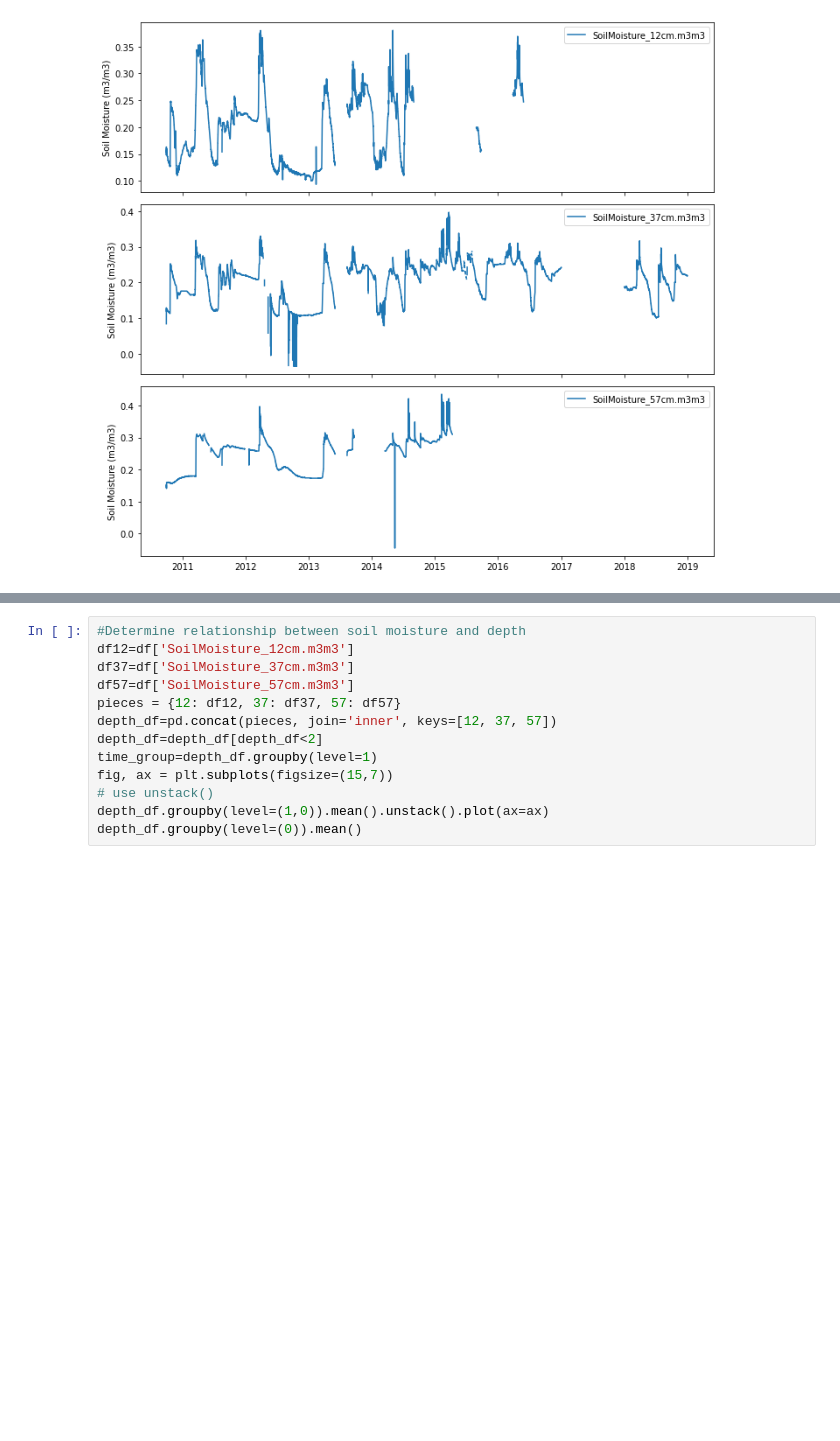
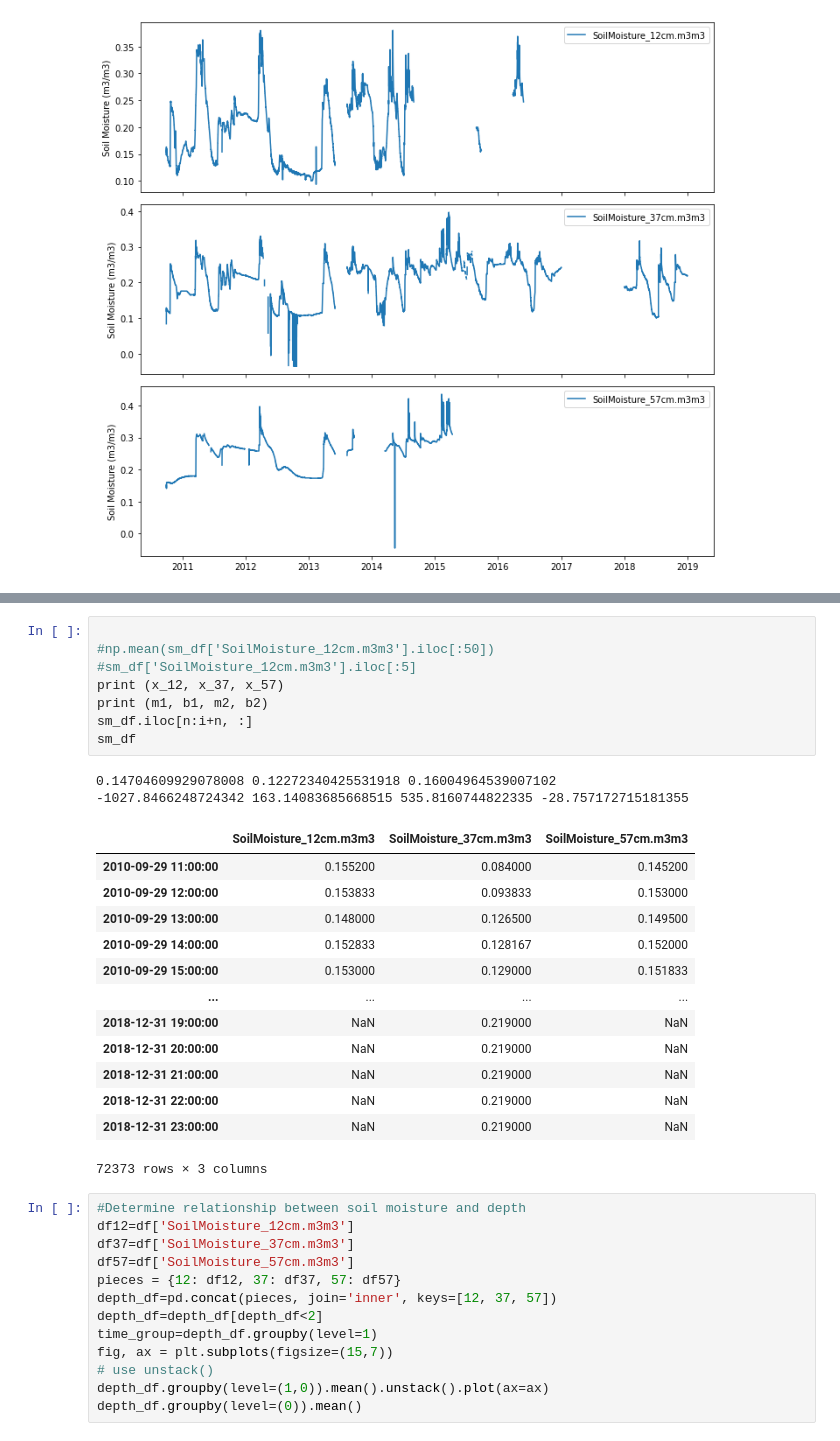
Before and after one commit to mberghouse/CO2-Data, a Jupyter notebook: python_processing/Catalina-Jemez_CZO/MC_Pit1.ipynb, the cells around one changed output, grey strips where cells are left out. Saved outputs shown, nothing was run; the diff lists cells and outputs as text; blank space fills up the shorter version.

```diff
--- a/python_processing/Catalina-Jemez_CZO/MC_Pit1.ipynb
+++ b/python_processing/Catalina-Jemez_CZO/MC_Pit1.ipynb
@@ -166,3 +258,27 @@ ax.set(xlabel='Soil moisture (m$^3$/m$^3$)', ylabel="Depth (cm)", ylim=[60,0])
+# %%
+
+#np.mean(sm_df['SoilMoisture_12cm.m3m3'].iloc[:50])
+#sm_df['SoilMoisture_12cm.m3m3'].iloc[:5]
+print (x_12, x_37, x_57)
+print (m1, b1, m2, b2)
+sm_df.iloc[n:i+n, :]
+sm_df
+# %% [output]
+0.14704609929078008 0.12272340425531918 0.16004964539007102
+-1027.8466248724342 163.14083685668515 535.8160744822335 -28.757172715181355
+|  | SoilMoisture_12cm.m3m3 | SoilMoisture_37cm.m3m3 | SoilMoisture_57cm.m3m3 |
+| 2010-09-29 11:00:00 | 0.155200 | 0.084000 | 0.145200 |
+| 2010-09-29 12:00:00 | 0.153833 | 0.093833 | 0.153000 |
+| 2010-09-29 13:00:00 | 0.148000 | 0.126500 | 0.149500 |
+| 2010-09-29 14:00:00 | 0.152833 | 0.128167 | 0.152000 |
+| 2010-09-29 15:00:00 | 0.153000 | 0.129000 | 0.151833 |
+| ... | ... | ... | ... |
+| 2018-12-31 19:00:00 | NaN | 0.219000 | NaN |
+| 2018-12-31 20:00:00 | NaN | 0.219000 | NaN |
+| 2018-12-31 21:00:00 | NaN | 0.219000 | NaN |
+| 2018-12-31 22:00:00 | NaN | 0.219000 | NaN |
+| 2018-12-31 23:00:00 | NaN | 0.219000 | NaN |
+72373 rows × 3 columns
 # %%
 #Determine relationship between soil moisture and depth
 df12=df['SoilMoisture_12cm.m3m3']
```
Also changed, not shown: parts of 8 cells of this notebook, 1 other file.
